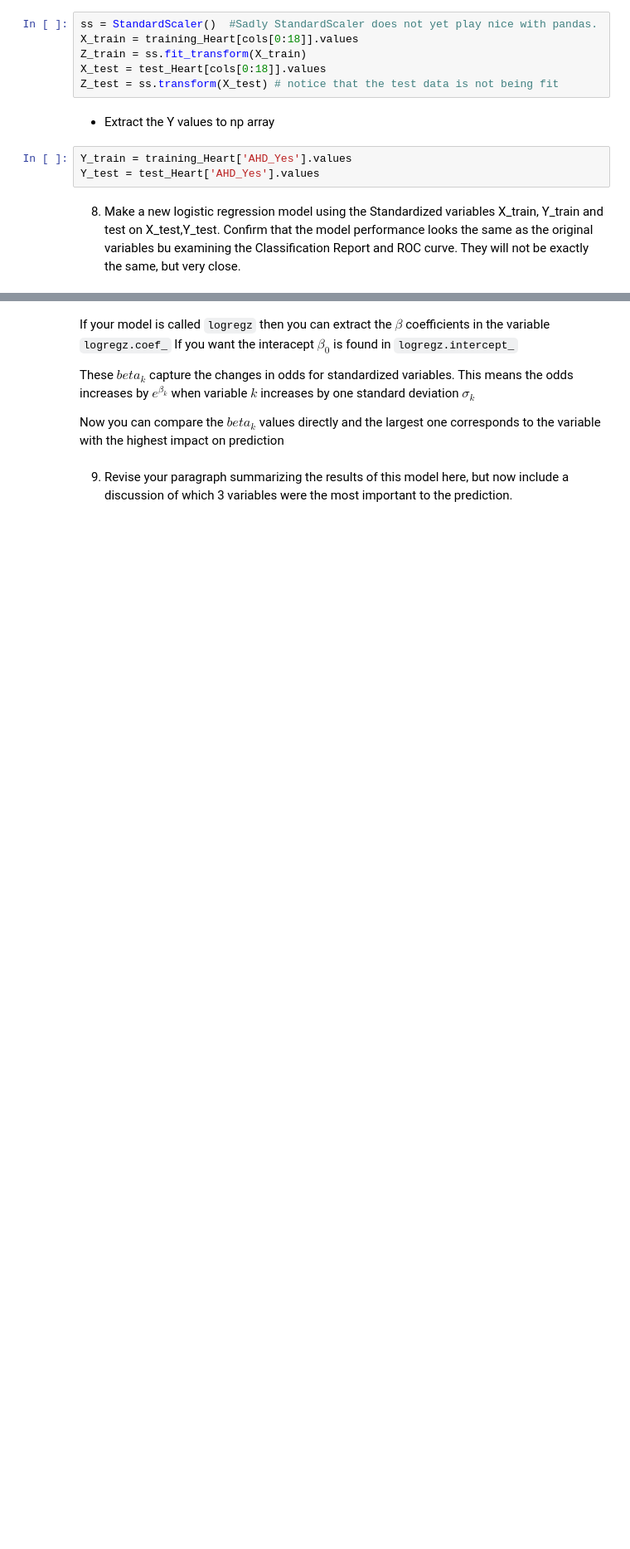
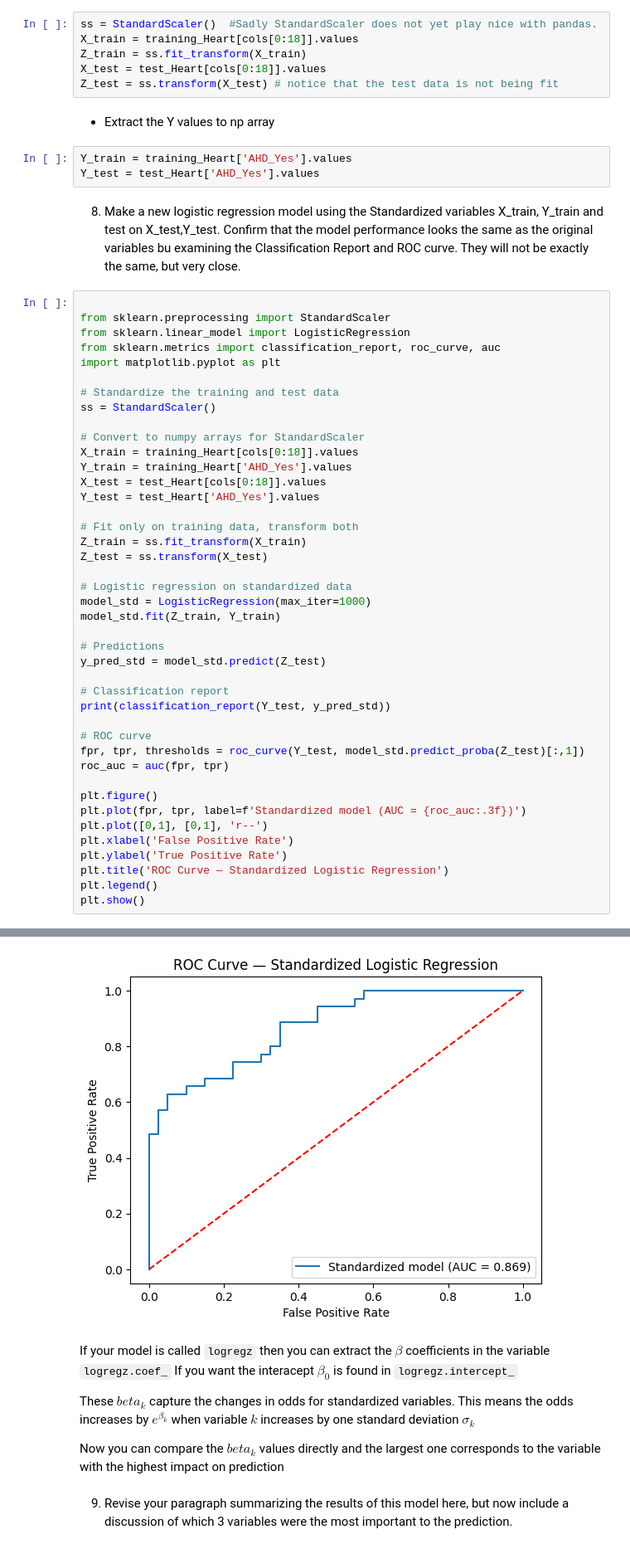
Before and after one commit to rheremm/COGS105, a Jupyter notebook: Homework/Homework2/Assignment2.ipynb, the cells around one changed output, grey strips where cells are left out. Shown: that part at 83% size. Drawn from its saved outputs; the diff is of its cells as text; blank space fills up the shorter version.

```diff
--- a/Homework/Homework2/Assignment2.ipynb
+++ b/Homework/Homework2/Assignment2.ipynb
@@ -468,3 +468,46 @@ Y_train = training_Heart['AHD_Yes'].values
 Y_test = test_Heart['AHD_Yes'].values
 # %% [markdown]
 8.  Make a new logistic regression model using the Standardized variables X_train, Y_train and test on X_test,Y_test.  Confirm that the model performance looks the same as the original variables bu examining the Classification Report and ROC curve.  They will not be exactly the same, but very close.
+# %%
+
+from sklearn.preprocessing import StandardScaler
+from sklearn.linear_model import LogisticRegression
+from sklearn.metrics import classification_report, roc_curve, auc
+import matplotlib.pyplot as plt
+
+# Standardize the training and test data
+ss = StandardScaler()
+
+# Convert to numpy arrays for StandardScaler
+X_train = training_Heart[cols[0:18]].values
+Y_train = training_Heart['AHD_Yes'].values
+X_test = test_Heart[cols[0:18]].values
+Y_test = test_Heart['AHD_Yes'].values
+
+# Fit only on training data, transform both
+Z_train = ss.fit_transform(X_train)
+Z_test = ss.transform(X_test)
+
+# Logistic regression on standardized data
+model_std = LogisticRegression(max_iter=1000)
+model_std.fit(Z_train, Y_train)
+
+# Predictions
+y_pred_std = model_std.predict(Z_test)
+
+# Classification report
+print(classification_report(Y_test, y_pred_std))
+
+# ROC curve
+fpr, tpr, thresholds = roc_curve(Y_test, model_std.predict_proba(Z_test)[:,1])
+roc_auc = auc(fpr, tpr)
+
+plt.figure()
+plt.plot(fpr, tpr, label=f'Standardized model (AUC = {roc_auc:.3f})')
+plt.plot([0,1], [0,1], 'r--')
+plt.xlabel('False Positive Rate')
+plt.ylabel('True Positive Rate')
+plt.title('ROC Curve — Standardized Logistic Regression')
+plt.legend()
+plt.show()
+# %% [output]
@@ -471,3 +522,4 @@ Y_test = test_Heart['AHD_Yes'].values
+[figure, added]
 # %% [markdown]
 If your model is called `logregz` then you can extract the $\beta$ coefficients in the variable `logregz.coef_`
 If you want the interacept $\beta_0$ is found in `logregz.intercept_`
```
Also changed, not shown: parts of 1 cell of this notebook.
